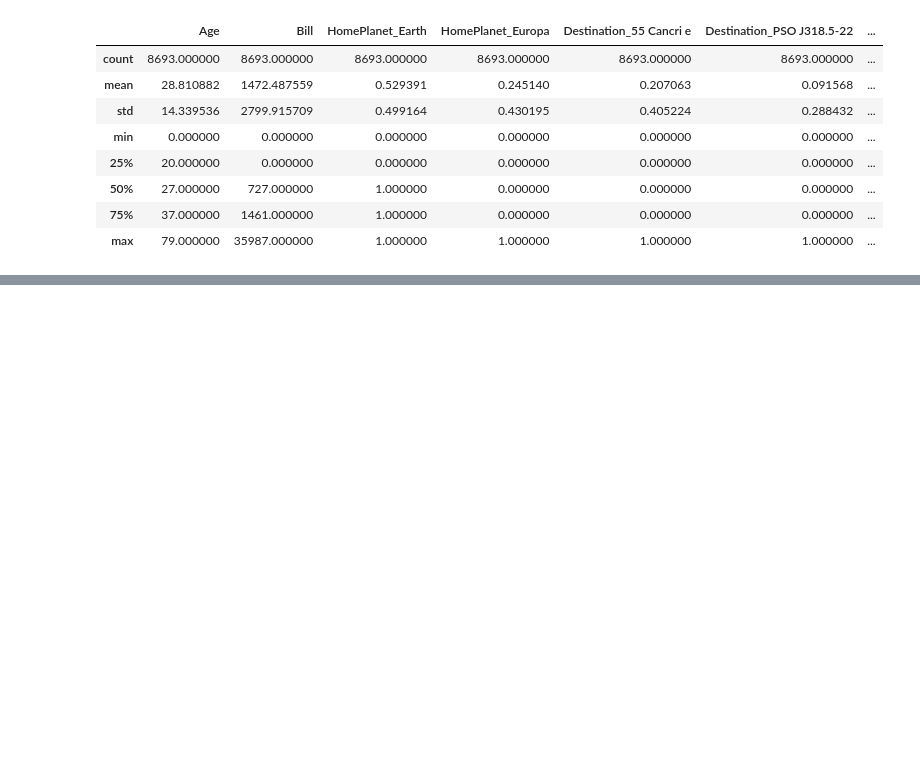
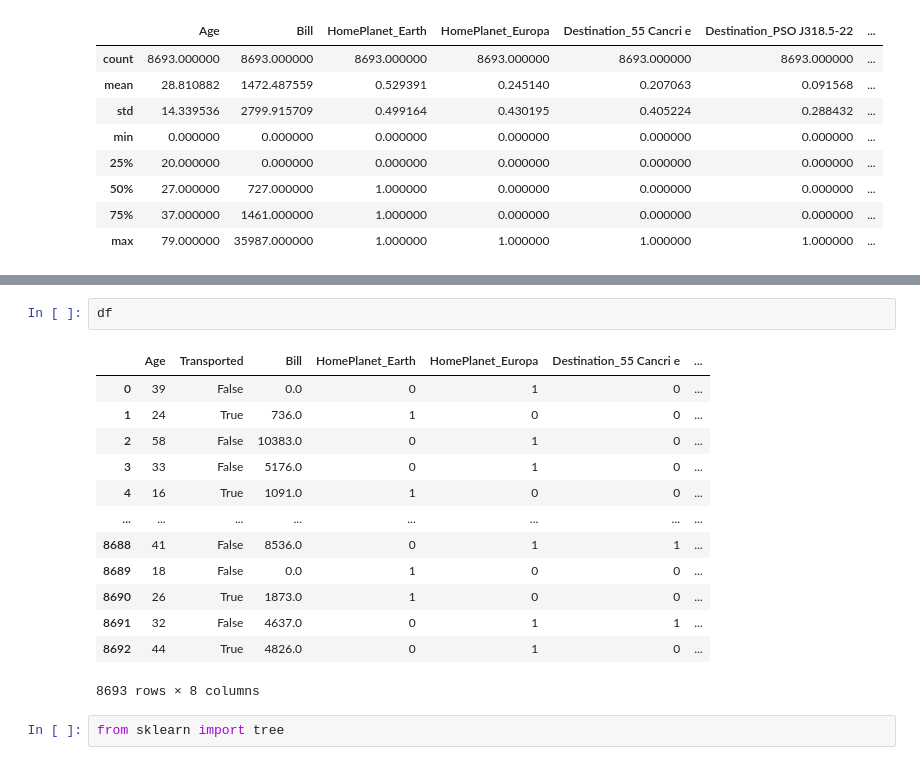
Before and after one commit to talesaraujoc/Spaceship_Titanic, a Jupyter notebook: app.ipynb, the cells around one changed output, grey strips where cells are left out. Drawn from its saved outputs; the diff is of its cells as text; blank space fills up the shorter version.

```diff
--- a/app.ipynb
+++ b/app.ipynb
@@ -300,0 +400,18 @@ df.describe()
+# %%
+df
+# %% [output]
+|  | Age | Transported | Bill | HomePlanet_Earth | HomePlanet_Europa | Destination_55 Cancri e | ... |
+| 0 | 39 | False | 0.0 | 0 | 1 | 0 | ... |
+| 1 | 24 | True | 736.0 | 1 | 0 | 0 | ... |
+| 2 | 58 | False | 10383.0 | 0 | 1 | 0 | ... |
+| 3 | 33 | False | 5176.0 | 0 | 1 | 0 | ... |
+| 4 | 16 | True | 1091.0 | 1 | 0 | 0 | ... |
+| ... | ... | ... | ... | ... | ... | ... | ... |
+| 8688 | 41 | False | 8536.0 | 0 | 1 | 1 | ... |
+| 8689 | 18 | False | 0.0 | 1 | 0 | 0 | ... |
+| 8690 | 26 | True | 1873.0 | 1 | 0 | 0 | ... |
+| 8691 | 32 | False | 4637.0 | 0 | 1 | 1 | ... |
+| 8692 | 44 | True | 4826.0 | 0 | 1 | 0 | ... |
+8693 rows × 8 columns
+# %%
+from sklearn import tree
```
Also changed, not shown: parts of 18 cells of this notebook.
